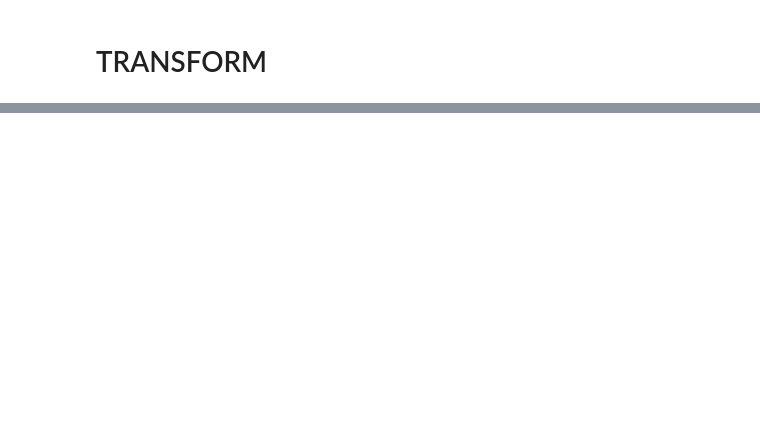
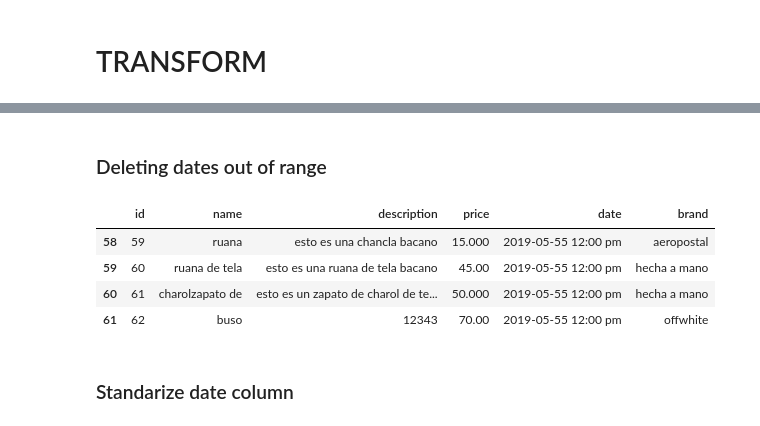
Before and after one commit to LizethMendoza6/Ecommerce-USA, a Jupyter notebook: Sales ETL project.ipynb, the cells around one changed output, grey strips where cells are left out. Drawn from its saved outputs; the diff is of its cells as text; code cells hidden in the pictures; blank space fills up the shorter version.

```diff
--- a/Sales ETL project.ipynb
+++ b/Sales ETL project.ipynb
@@ -67,0 +158,10 @@ Sales_dataframe rows & columns:(72, 8)
+# %% [markdown]
+### Deleting dates out of range
+# %%
+Sales_dataframe[Sales_dataframe['date'].str.contains('2019-05-55 12:00 pm', na=False)]
+# %% [output]
+|  | id | name | description | price | date | brand |
+| 58 | 59 | ruana | esto es una chancla bacano | 15.000 | 2019-05-55 12:00 pm | aeropostal |
+| 59 | 60 | ruana de tela | esto es una ruana de tela bacano | 45.00 | 2019-05-55 12:00 pm | hecha a mano |
+| 60 | 61 | charolzapato de | esto es un zapato de charol de te... | 50.000 | 2019-05-55 12:00 pm | hecha a mano |
+| 61 | 62 | buso | 12343 | 70.00 | 2019-05-55 12:00 pm | offwhite |
@@ -67,0 +170,2 @@ Sales_dataframe rows & columns:(72, 8)
+# %% [markdown]
+### Standarize date column
```
Also changed, not shown: parts of 28 cells of this notebook.
